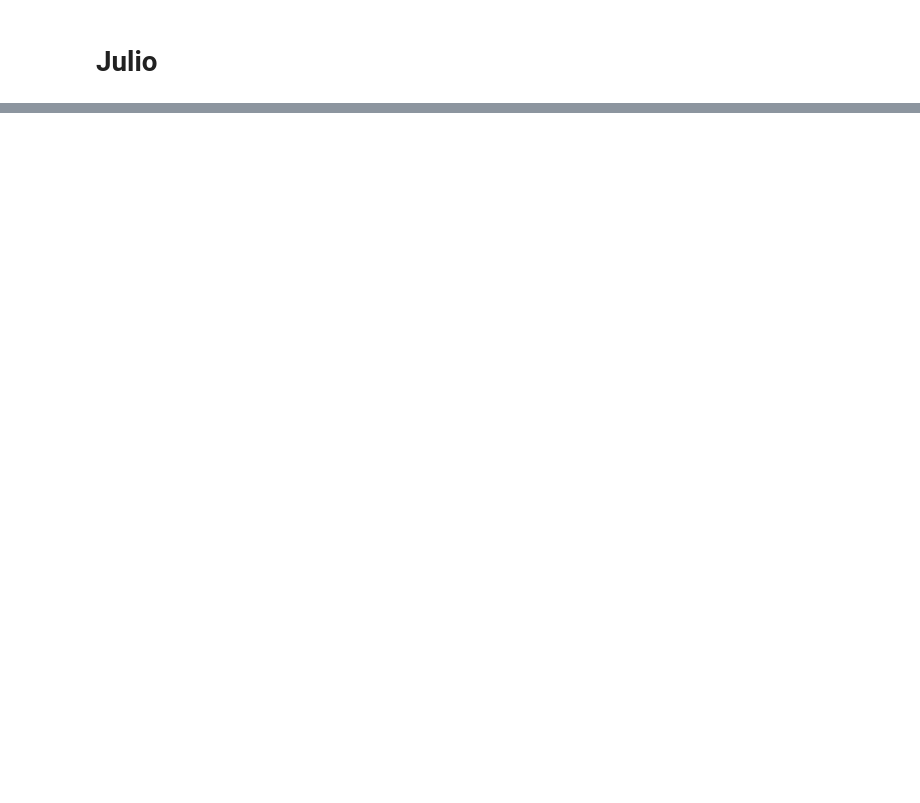
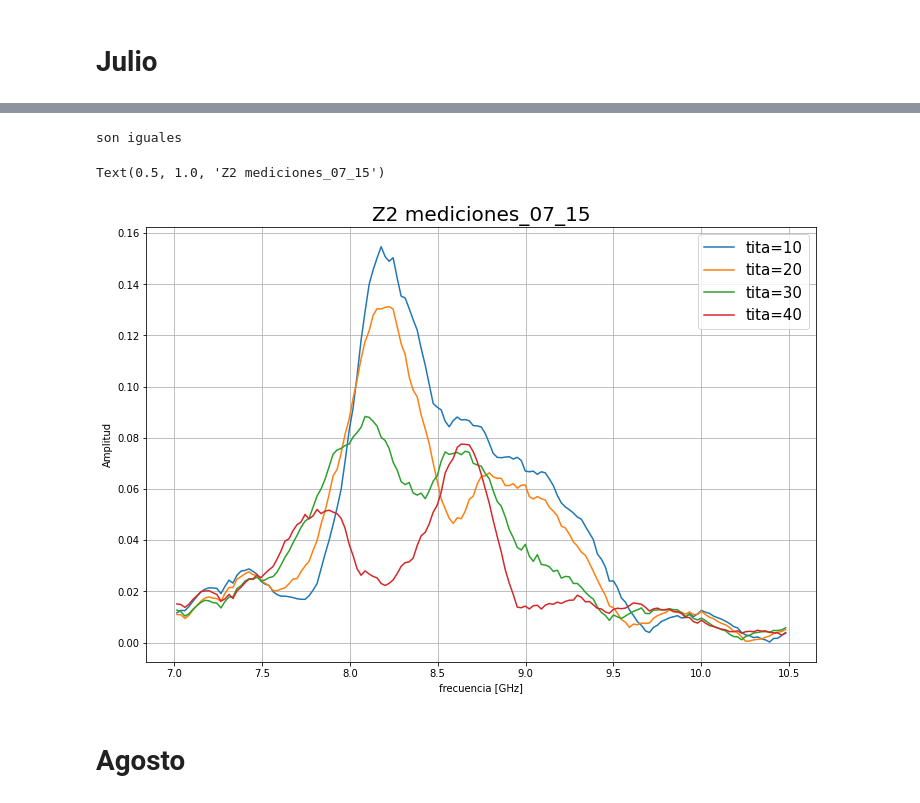
Before and after one commit to Coraline-github/tesis, a Jupyter notebook: señales.ipynb, the cells around one changed output, grey strips where cells are left out. Cells and saved outputs as stored; diff of their text form; code cells hidden in the pictures; blank space fills up the shorter version.

```diff
--- a/señales.ipynb
+++ b/señales.ipynb
@@ -476,0 +488,8 @@ else:
+# %%
+print('-----')
+print('Z2-julio')
+print('-----')
+hz_jul, Z2_jul, tita_jul = check_import(path[2], 'Z2', portadora)
+print(hz_jul)
+print(tita_jul)
+print(Z2_jul)
@@ -476,0 +514,28 @@ else:
+# %%
+fz = transformada(Z2_jul[0,:,:,:],fc,Nfft,Ts)[0]
+
+if np.array_equal(f2,fz) == True:
+    print('son iguales')
+
+#-------------------------MAYO----------------------------
+Z2_jul_fft = np.zeros((len(tita_jul),len(fz)),dtype=complex)
+for j in range(len(tita_jul)):
+    Z = Z2_jul[j,:,:,:]
+    Z2_jul_fft[j,:] = transformada(Z,fc,Nfft,Ts)[1]
+
+# print(S1_may_fft)
+
+plt.figure(figsize=(12,8))
+for i in range(len(tita_jul)):
+    plt.plot(fz,np.abs(Z2_jul_fft[i,:]),label='tita='+str(round(tita_jul[i])))
+plt.grid()
+plt.legend(loc="best",fontsize=15)
+plt.xlabel('frecuencia [GHz]')
+plt.ylabel('Amplitud')
+# plt.ylim(-0.05,0.6)
+plt.title('Z2 '+date[2],fontsize=20)
+# plt.savefig(os.path.join('graficos','Z2_julio.png'))
+# %% [output]
+son iguales
+Text(0.5, 1.0, 'Z2 mediciones_07_15')
+[figure, added]
@@ -476,0 +574,2 @@ else:
+# %% [markdown]
+# Agosto
```
Also changed, not shown: parts of 30 cells of this notebook, 11 other files.
